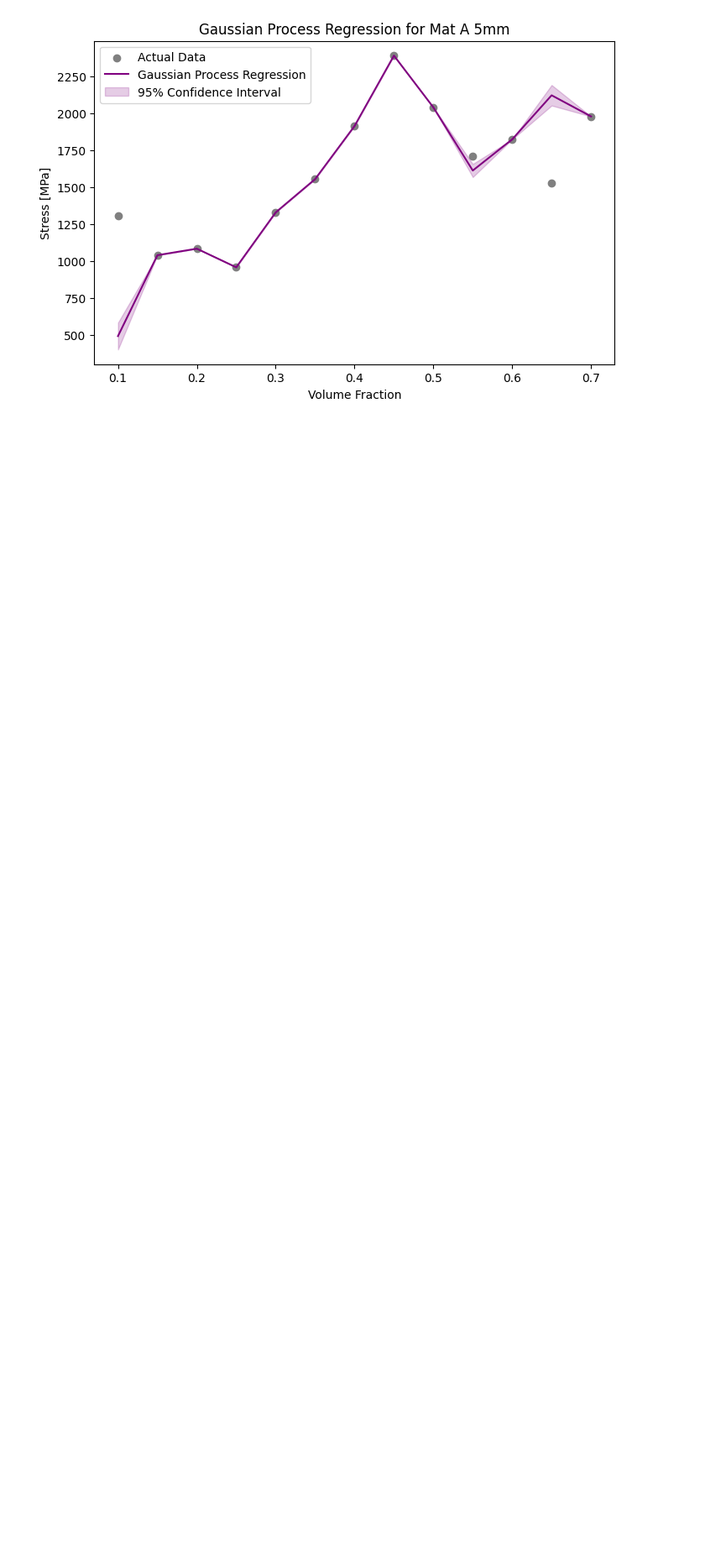
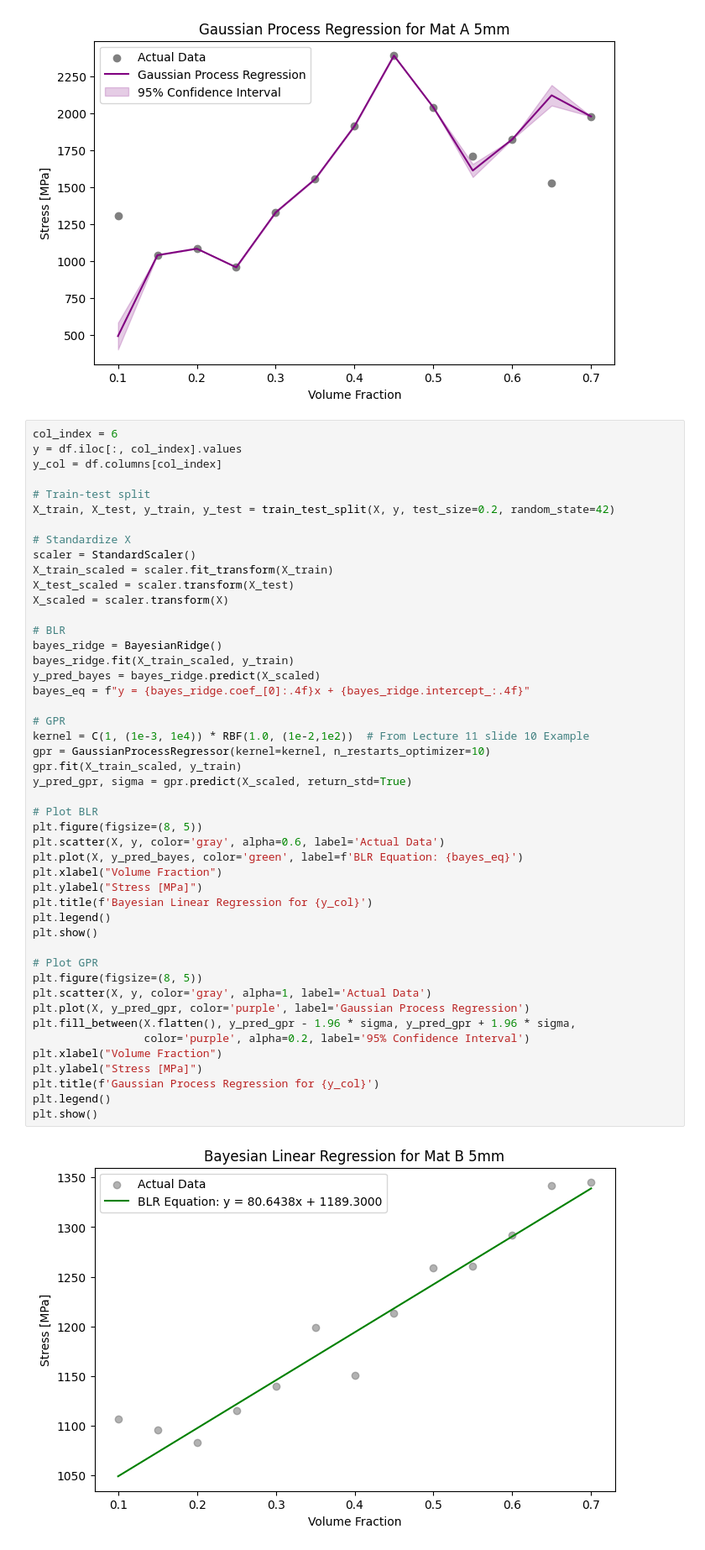
Before and after one commit to mccoymb/AAE-590-DSMM, a Jupyter notebook: 590DSMM_HW3_GeneratedData.ipynb, the cells around one changed output. Shown at 84% size. Cells and saved outputs as stored; diff of their text form; blank space fills up the shorter version.

```diff
--- a/590DSMM_HW3_GeneratedData.ipynb
+++ b/590DSMM_HW3_GeneratedData.ipynb
@@ -290,3 +290,52 @@ plt.show()
 # %% [output]
 [figure]
 [figure]
+# %%
+col_index = 6
+y = df.iloc[:, col_index].values
+y_col = df.columns[col_index]
+
+# Train-test split
+X_train, X_test, y_train, y_test = train_test_split(X, y, test_size=0.2, random_state=42)
+
+# Standardize X
+scaler = StandardScaler()
+X_train_scaled = scaler.fit_transform(X_train)
+X_test_scaled = scaler.transform(X_test)
+X_scaled = scaler.transform(X)
+
+# BLR
+bayes_ridge = BayesianRidge()
+bayes_ridge.fit(X_train_scaled, y_train)
+y_pred_bayes = bayes_ridge.predict(X_scaled)
+bayes_eq = f"y = {bayes_ridge.coef_[0]:.4f}x + {bayes_ridge.intercept_:.4f}"
+
+# GPR
+kernel = C(1, (1e-3, 1e4)) * RBF(1.0, (1e-2,1e2))  # From Lecture 11 slide 10 Example
+gpr = GaussianProcessRegressor(kernel=kernel, n_restarts_optimizer=10)
+gpr.fit(X_train_scaled, y_train)
+y_pred_gpr, sigma = gpr.predict(X_scaled, return_std=True)
+
+# Plot BLR
+plt.figure(figsize=(8, 5))
+plt.scatter(X, y, color='gray', alpha=0.6, label='Actual Data')
+plt.plot(X, y_pred_bayes, color='green', label=f'BLR Equation: {bayes_eq}')
+plt.xlabel("Volume Fraction")
+plt.ylabel("Stress [MPa]")
+plt.title(f'Bayesian Linear Regression for {y_col}')
+plt.legend()
+plt.show()
+
+# Plot GPR
+plt.figure(figsize=(8, 5))
+plt.scatter(X, y, color='gray', alpha=1, label='Actual Data')
+plt.plot(X, y_pred_gpr, color='purple', label='Gaussian Process Regression')
+plt.fill_between(X.flatten(), y_pred_gpr - 1.96 * sigma, y_pred_gpr + 1.96 * sigma,
+                 color='purple', alpha=0.2, label='95% Confidence Interval')
+plt.xlabel("Volume Fraction")
+plt.ylabel("Stress [MPa]")
+plt.title(f'Gaussian Process Regression for {y_col}')
+plt.legend()
+plt.show()
+# %% [output]
+[figure, added]
```
Also changed, not shown: parts of 3 cells of this notebook.
